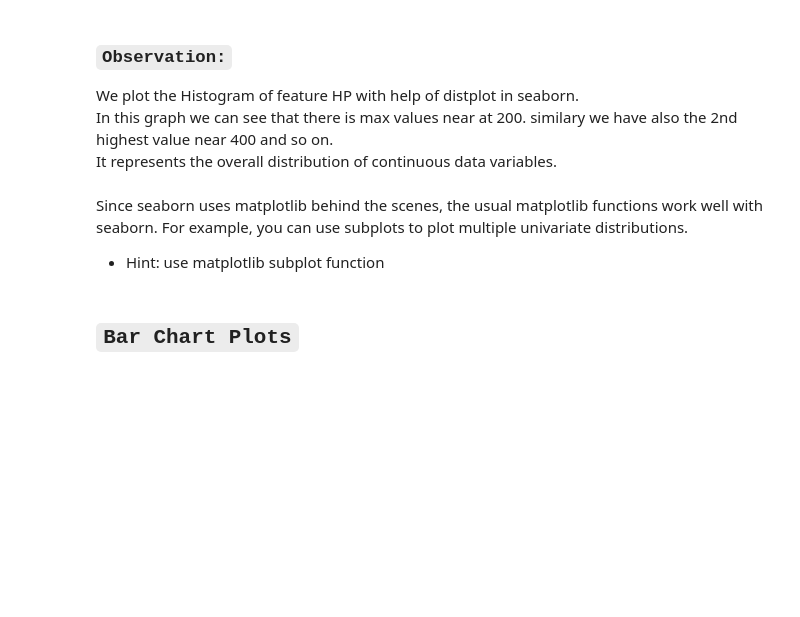
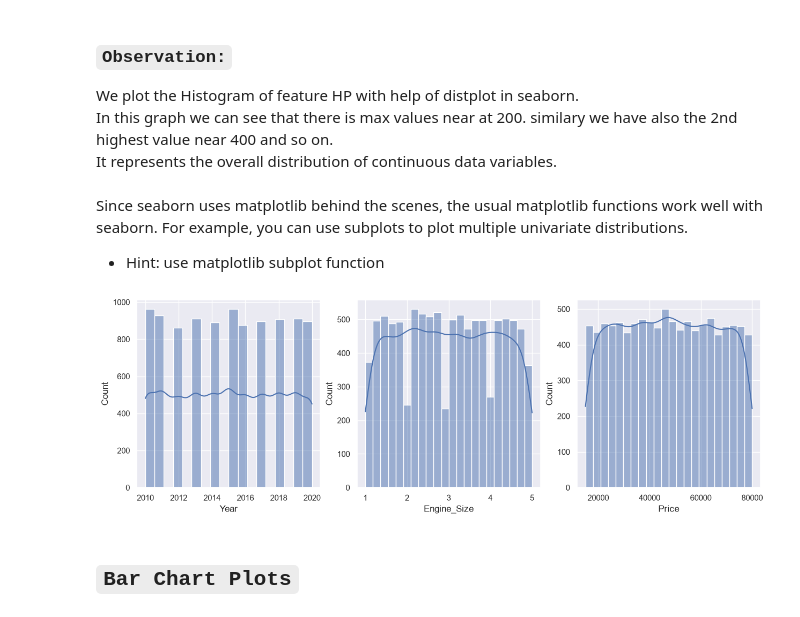
Before and after one commit to ravindrapal001/EDA-Assignment-Days-14, a Jupyter notebook: EDA_Assignment_Day_14.ipynb, the cells around one changed output. Drawn from its saved outputs; the diff is of its cells as text; code cells hidden in the pictures; blank space fills up the shorter version.

```diff
--- a/EDA_Assignment_Day_14.ipynb
+++ b/EDA_Assignment_Day_14.ipynb
@@ -271,6 +276,6 @@ Let us help you to decide threshold: Outliers in this case are defined as the ob
 # %%
 # find unique values and there counts in each column in df using value counts function.
 
-# for i in df.columns:
-#     print ("--------------- %s ----------------" % i)
-#     # code here
+for i in df.columns:
+    print ("--------------- %s ----------------" % i)
+    print(df[i].value_counts())
@@ -297,12 +324,14 @@ Since seaborn uses matplotlib behind the scenes, the usual matplotlib functions
 # %%
 # plot all the columns present in list l together using subplot of dimention (2,3).
 
 
-# c=0
-# plt.figure(figsize=(15,10))
-# for i in l:
-#     # code here
-# plt.show()
+plt.figure(figsize=(15,10))
+for i in l:
+    plt.subplot(2,3,l.index(i)+1)
+    sns.histplot(df[i],kde=True)
+plt.show()
+# %% [output]
+[figure, added]
 # %% [markdown]
 ## `Bar Chart Plots`
 # %% [markdown]
```
Also changed, not shown: parts of 13 cells of this notebook.
